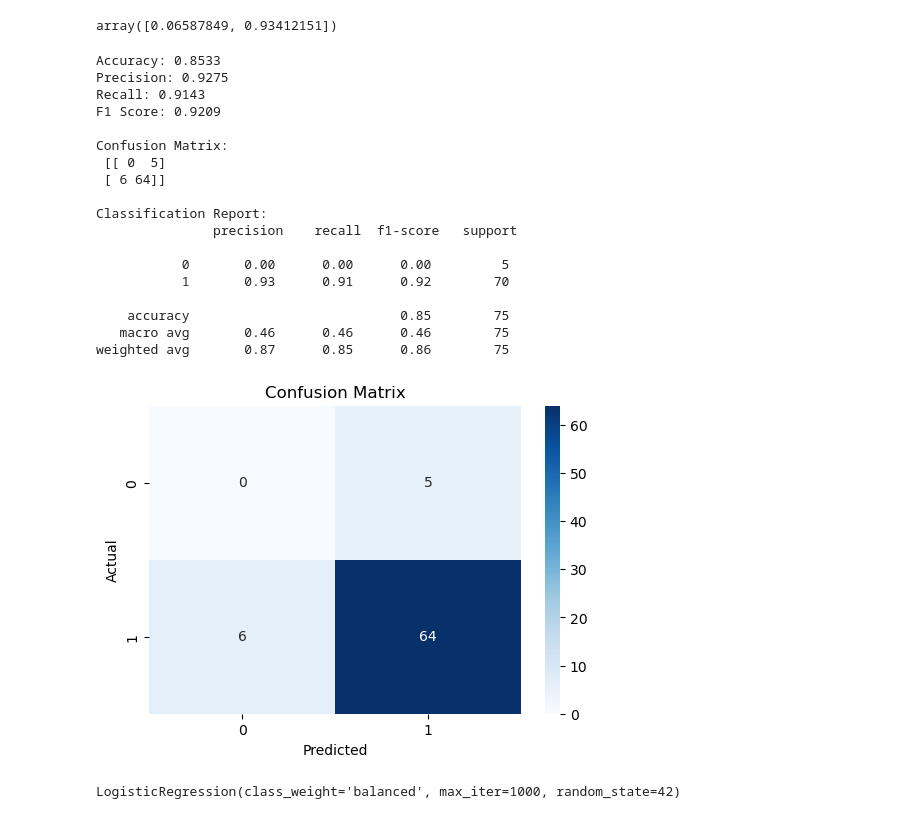
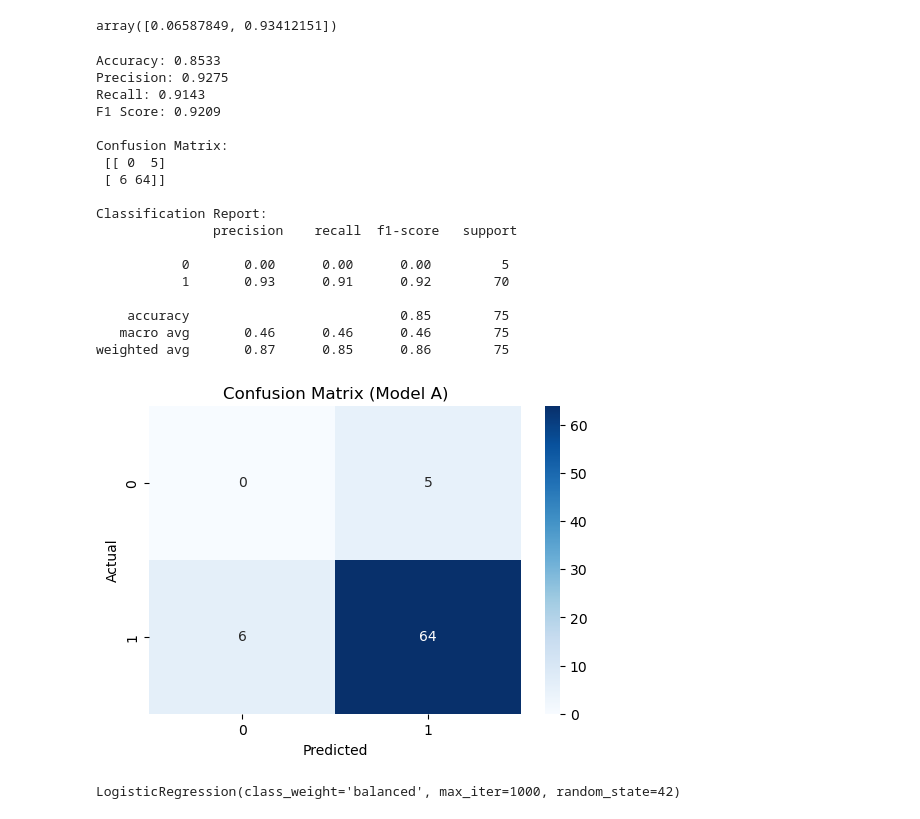
Before and after one commit to Blessing-Ekeh/dataraflow-week16-Regression, a Jupyter notebook: Take Home.ipynb, the cells around one changed output. Drawn from its saved outputs; the diff is of its cells as text; code cells hidden in the pictures.

```diff
--- a/Take Home.ipynb
+++ b/Take Home.ipynb
@@ -814,7 +814,7 @@ Y_pred_A_prob[0, :]
 # %% [output]
 array([0.06587849, 0.93412151])
 # %%
-# Calculate and display classification metrics
+# Calculate and display classification metrics (Model A)
 
 # Accuracy
 accuracy = accuracy_score(Y_test, Y_pred_A)
@@ -834,35 +834,35 @@ cm = confusion_matrix(Y_test, Y_pred_A)
 print("\nConfusion Matrix:\n", cm)
 
 # Classification Report (includes precision, recall, f1 per class)
 print("\nClassification Report:\n", classification_report(Y_test, Y_pred_A))
 
 #Visualize Confusion Matrix
 plt.figure(figsize=(6,4))
 sns.heatmap(cm, annot=True, fmt='d', cmap='Blues', xticklabels=[0,1], yticklabels=[0,1])
 plt.xlabel("Predicted")
 plt.ylabel("Actual")
-plt.title("Confusion Matrix")
+plt.title("Confusion Matrix (Model A)")
 plt.show()
 # %% [output]
 Accuracy: 0.8533
 Precision: 0.9275
 Recall: 0.9143
 F1 Score: 0.9209
 
 Confusion Matrix:
  [[ 0  5]
  [ 6 64]]
 
 Classification Report:
                precision    recall  f1-score   support
 
            0       0.00      0.00      0.00         5
            1       0.93      0.91      0.92        70
 
     accuracy                           0.85        75
    macro avg       0.46      0.46      0.46        75
 weighted avg       0.87      0.85      0.86        75
-[figure, old version]
+[figure, new version]
 # %%
 # Model B: Balanced Logistic Regression
 log_modelB = LogisticRegression(class_weight='balanced',
```
Also changed, not shown: parts of 7 cells of this notebook.
